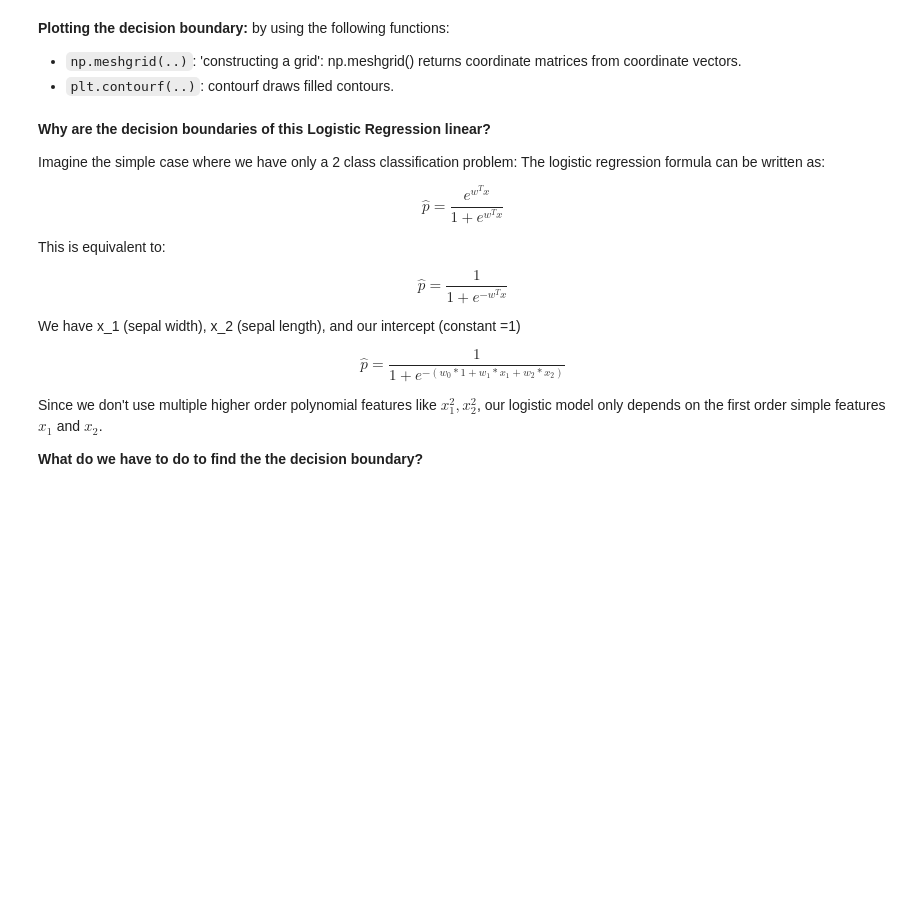
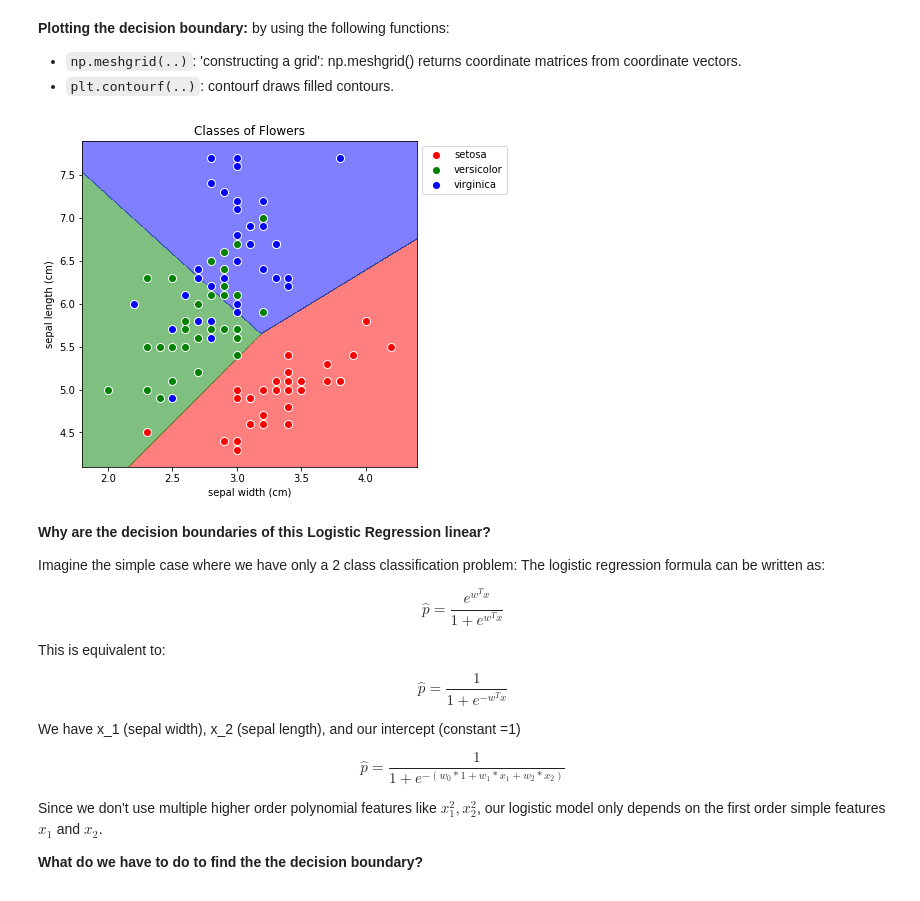
Before and after one commit to chksi/2019-CS109A, a Jupyter notebook: content/sections/section5/notebook/cs109a_section_5.ipynb, the cells around one changed output. Cells and saved outputs as stored; diff of their text form; code cells hidden in the pictures; blank space fills up the shorter version.

```diff
--- a/content/sections/section5/notebook/cs109a_section_5.ipynb
+++ b/content/sections/section5/notebook/cs109a_section_5.ipynb
@@ -511,22 +511,25 @@ xx_1, xx_2 = np.meshgrid(np.arange(x_1_min, x_1_max, 0.003),
 # %%
 # Plotting decision regions
 f, ax = plt.subplots(1, 1, figsize=(6, 6))
 
 X_mesh = sm.add_constant(np.stack((xx_1.ravel(), xx_2.ravel()),axis=1))
 
 Z = model_logistic.predict(X_mesh)
 Z = Z.reshape(xx_1.shape)
 
-ax.contourf(xx_1, xx_2, Z, alpha=0.5, colors=colors, levels=2)
+#ax.contourf(xx_1, xx_2, Z, colors=colors, alpha=0.5,  levels=2)
+ax.contourf(xx_1, xx_2, Z, colors=colors, alpha=0.5,  levels=[-1,0,1,2,3])
 
 plot_points(ax)
 
 ax.legend(bbox_to_anchor=(1, 1), loc='upper left', ncol=1)
 ax.set_title('Classes of Flowers')
 ax.set_ylabel('sepal length (cm)')
 ax.set_xlabel('sepal width (cm)')
 
 plt.show()
+# %% [output]
+[figure, added]
 # %% [markdown]
 **Why are the decision boundaries of this Logistic Regression linear?**
 
```
Also changed, not shown: parts of 13 cells of this notebook, 1 other file.
